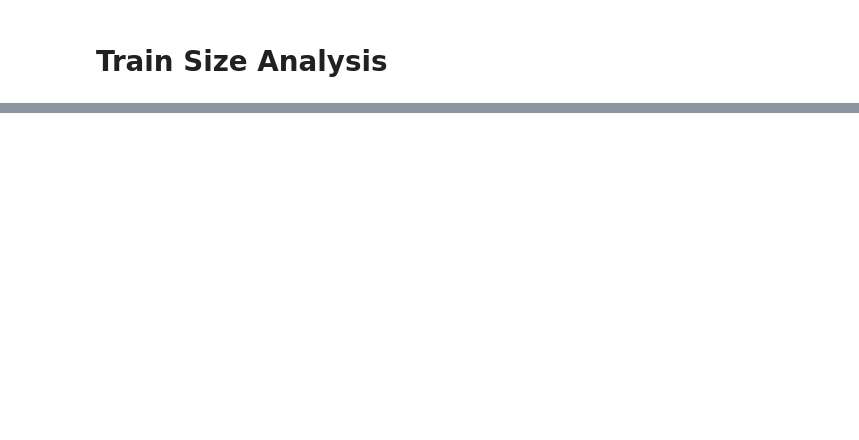
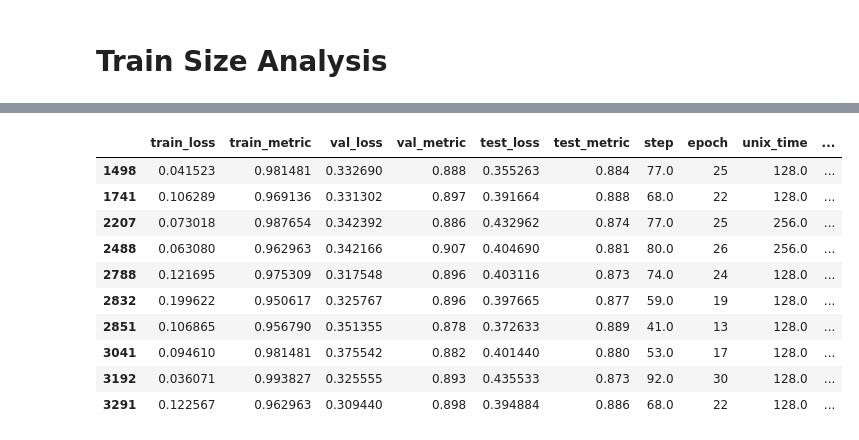
Before and after one commit to ServiceNow/geo-bench, a Jupyter notebook: ccb/experiment/parse_results.ipynb, the cells around one changed output, grey strips where cells are left out. Drawn from its saved outputs; the diff is of its cells as text; code cells hidden in the pictures; blank space fills up the shorter version.

Commit message:
tools to visualize results

```diff
--- a/ccb/experiment/parse_results.ipynb
+++ b/ccb/experiment/parse_results.ipynb
@@ -114,0 +139,21 @@ plt.show()
+# %%
+
+
+# sweep_results_path = "/mnt/data/experiments/nils/classification_results/sweep_results_2022-07-20_11-24-05.csv"
+# df = pd.read_csv(sweep_results_path)
+
+
+seeded_results_path = "/mnt/data/experiments/nils/classification_results/seeded_runs_2022-07-25_11-01-58.csv"
+df = pd.read_csv(seeded_results_path)
+
+df['train_ratio'] = [get_train_ratio(part_name) for part_name in df['partition_name']]
+
+def clean_names(val):
+    if isinstance(val, str):
+        for src, tgt in (("_classification", ""), ("_patch16_224", ""), ("swinv2_tiny_window16_256", "swinv2")):
+            val = val.replace(src, tgt)
+    return val
+
+df = df.applymap(clean_names)
+print(df['model'].unique())
+print(df['dataset'].unique())
@@ -114,0 +165,7 @@ plt.show()
+# %%
+
+plot_over_train_size(df, metric="test_metric")
+plot_over_train_size(df, metric="step", log_y=True)
+
+
+plt.show()
@@ -116,0 +235,14 @@ df
+# %%
+df[(df["dataset"] == "eurosat") & (df["model"] == "resnet18") & (df["train_ratio"] == 0.01)]
+# %% [output]
+|  | train_loss | train_metric | val_loss | val_metric | test_loss | test_metric | step | epoch | unix_time | ... |
+| 1498 | 0.041523 | 0.981481 | 0.332690 | 0.888 | 0.355263 | 0.884 | 77.0 | 25 | 128.0 | ... |
+| 1741 | 0.106289 | 0.969136 | 0.331302 | 0.897 | 0.391664 | 0.888 | 68.0 | 22 | 128.0 | ... |
+| 2207 | 0.073018 | 0.987654 | 0.342392 | 0.886 | 0.432962 | 0.874 | 77.0 | 25 | 256.0 | ... |
+| 2488 | 0.063080 | 0.962963 | 0.342166 | 0.907 | 0.404690 | 0.881 | 80.0 | 26 | 256.0 | ... |
+| 2788 | 0.121695 | 0.975309 | 0.317548 | 0.896 | 0.403116 | 0.873 | 74.0 | 24 | 128.0 | ... |
+| 2832 | 0.199622 | 0.950617 | 0.325767 | 0.896 | 0.397665 | 0.877 | 59.0 | 19 | 128.0 | ... |
+| 2851 | 0.106865 | 0.956790 | 0.351355 | 0.878 | 0.372633 | 0.889 | 41.0 | 13 | 128.0 | ... |
+| 3041 | 0.094610 | 0.981481 | 0.375542 | 0.882 | 0.401440 | 0.880 | 53.0 | 17 | 128.0 | ... |
+| 3192 | 0.036071 | 0.993827 | 0.325555 | 0.893 | 0.435533 | 0.873 | 92.0 | 30 | 128.0 | ... |
+| 3291 | 0.122567 | 0.962963 | 0.309440 | 0.898 | 0.394884 | 0.886 | 68.0 | 22 | 128.0 | ... |
```
Also changed, not shown: parts of 7 cells of this notebook.
